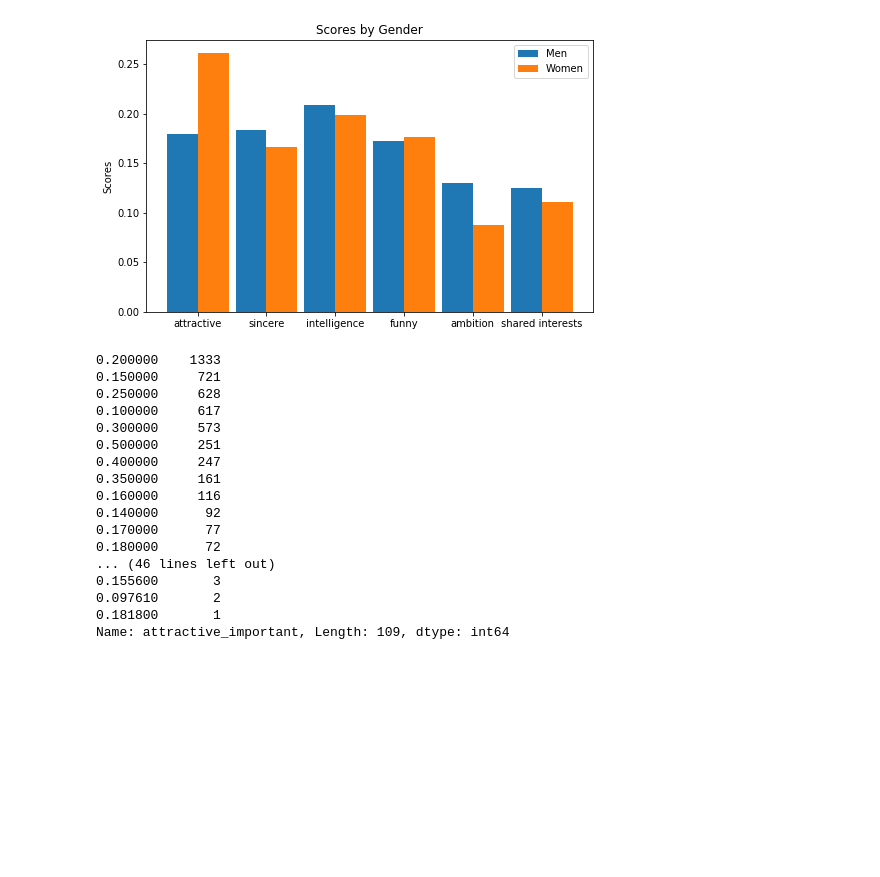
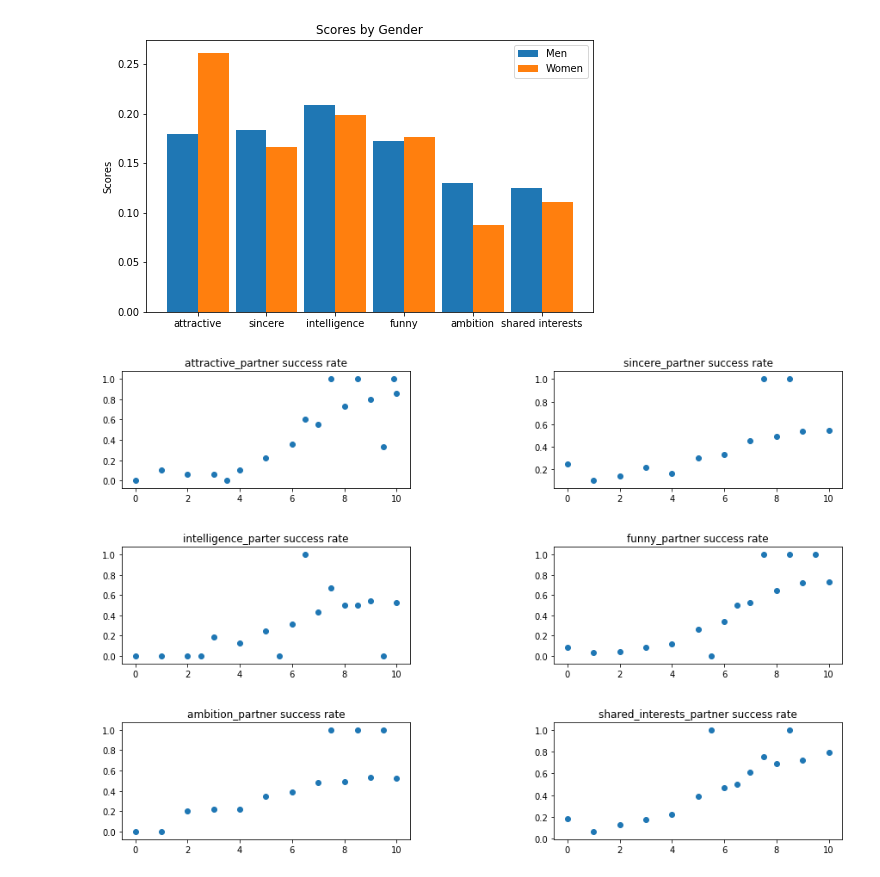
Before and after one commit to aczapata/cs_573_Data_Mining, a Jupyter notebook: 2_1.ipynb, the cells around one changed output. Cells and saved outputs as stored; diff of their text form; code cells hidden in the pictures; blank space fills up the shorter version.

Commit message:
Binning and data visualization

```diff
--- a/2_1.ipynb
+++ b/2_1.ipynb
@@ -33 +9,8 @@ Name: attractive_important, dtype: float64
+# %%
+preference_scores_participant = ['attractive_important','sincere_important', 'intelligence_important', 'funny_important','ambition_important', 'shared_interests_important']
+male_means = []
+female_means = []
+for col in preference_scores_participant:
+    male_means.append(data_male[col].mean())
+    female_means.append(data_female[col].mean())
 # %%
@@ -61,24 +30,16 @@ ax.legend()
 # %% [output]
 <matplotlib.legend.Legend at 0x...>
 [figure]
-# %%
-success_count = data[data['decision'] == 1]['attractive_important'].value_counts()
-value_count = data['attractive_important'].value_counts()
-# %% [output]
-0.200000    1333
-0.150000     721
-0.250000     628
-0.100000     617
-0.300000     573
-0.500000     251
-0.400000     247
-0.350000     161
-0.160000     116
-0.140000      92
-0.170000      77
-0.180000      72
-... (46 lines left out)
-0.155600       3
-0.097610       2
-0.181800       1
-Name: attractive_important, Length: 109, dtype: int64
+# %%
+rating_partner_from_participant = ['attractive_partner', 'sincere_partner', 'intelligence_parter', 'funny_partner', 'ambition_partner', 'shared_interests_partner']
+fig = plt.figure(figsize = (15,10))
+fig.subplots_adjust(hspace=0.5, wspace=0.5)
+for ix,col in enumerate(rating_partner_from_participant):
+    total_count = data.groupby(col)['decision'].count()
+    success_count = data[data['decision'] ==1].groupby(col)['decision'].count()
+    success_ratio = (success_count/total_count).fillna(0)
+    ax = fig.add_subplot(3, 2, ix+1)
+    ax.scatter(success_ratio.index.tolist(), success_ratio.values.tolist())
+    ax.set_title(col + ' success rate')
+# %% [output]
+[figure, added]
```
Also changed, not shown: parts of 3 cells of this notebook, 4 other files.
